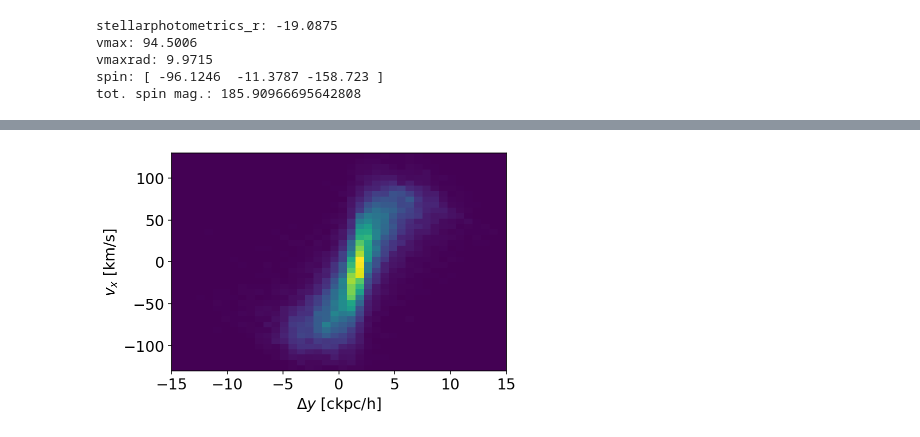
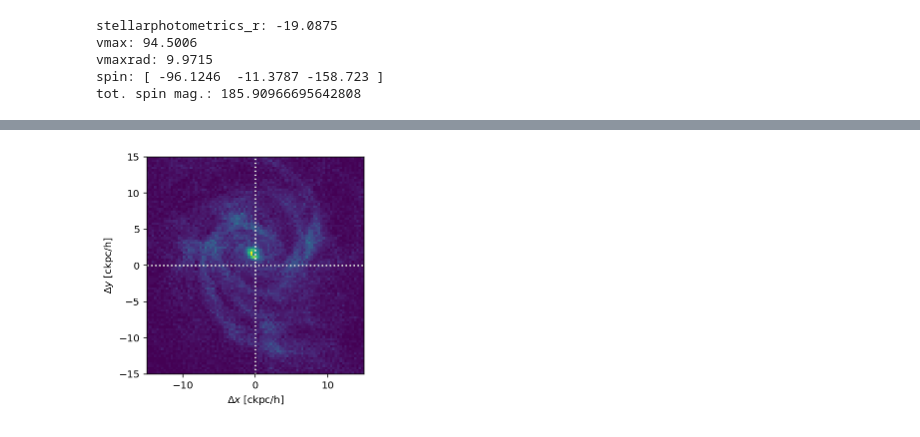
Before and after one commit to msmithUA/TNGcube, a Jupyter notebook: notebooks/[demo] queryTNG.ipynb, the cells around one changed output, grey strips where cells are left out. Cells and saved outputs as stored; diff of their text form; code cells hidden in the pictures.

Commit message:
recenter methods in pos and velfor the subhalo class

```diff
--- a/notebooks/[demo] queryTNG.ipynb
+++ b/notebooks/[demo] queryTNG.ipynb
@@ -166,18 +156,0 @@ bins_vel = np.linspace(-D_v, D_v, spec_npix)
-# %%
-idx = 0
-idy = 1
-ptlType='gas'
-
-bins_pos = np.linspace(-D_x, D_x, 91)
-
-pos = subhalo.snap[ptlType]['pos']
-mass = subhalo.snap[ptlType]['mass']
-ptl2D, x_edg, y_edg, _   = plt.hist2d(pos[:,idx], pos[:,idy], weights=mass, bins=bins_pos)
-
-
-plt.rc('font', size=15)
-plt.xlabel(pos_label[idx])
-plt.ylabel(pos_label[idy])
-#plt.title(ptlType)
-plt.axis('square')
-plt.savefig('spiral.pdf',bbox_inches='tight')
@@ -186,21 +156,0 @@ plt.savefig('spiral.pdf',bbox_inches='tight')
-# %%
-id_pos = 1
-id_vel = 0
-ptlType='stars'
-
-bins_pos = np.linspace(-D_x, D_x, 41)
-bins_vel = np.linspace(-D_v, D_v, 41)
-
-pos = subhalo.snap[ptlType]['pos']
-mass = subhalo.snap[ptlType]['mass']
-vel = subhalo.snap[ptlType]['vel']
-
-bary2D, x_edg, y_edg, _   = plt.hist2d(pos[:,id_pos], vel[:,id_vel], weights=mass, bins=(bins_pos, bins_vel))
-
-plt.rc('font', size=16)
-plt.xlabel(pos_label[id_pos])
-plt.ylabel(vel_label[id_vel])
-#plt.title(ptlType)
-plt.savefig('spec.pdf',bbox_inches='tight')
-# %% [output]
-[figure, removed]
@@ -206,0 +212,4 @@ plt.savefig('spec.pdf',bbox_inches='tight')
+# %%
+ax = plotImg_subhalo(subhalo, idx=0, idy=1, ptlType='gas')
+# %% [output]
+[figure, added]
```
Also changed, not shown: parts of 8 cells of this notebook, 4 other files.
